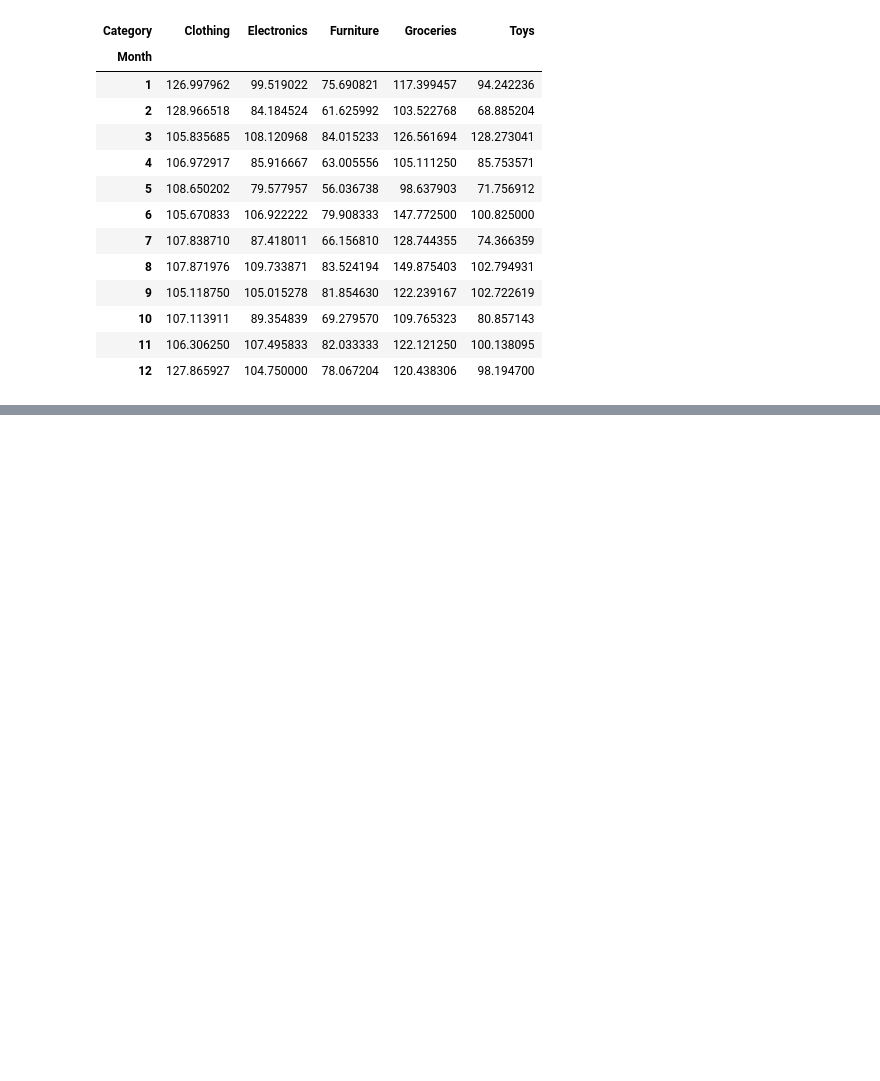
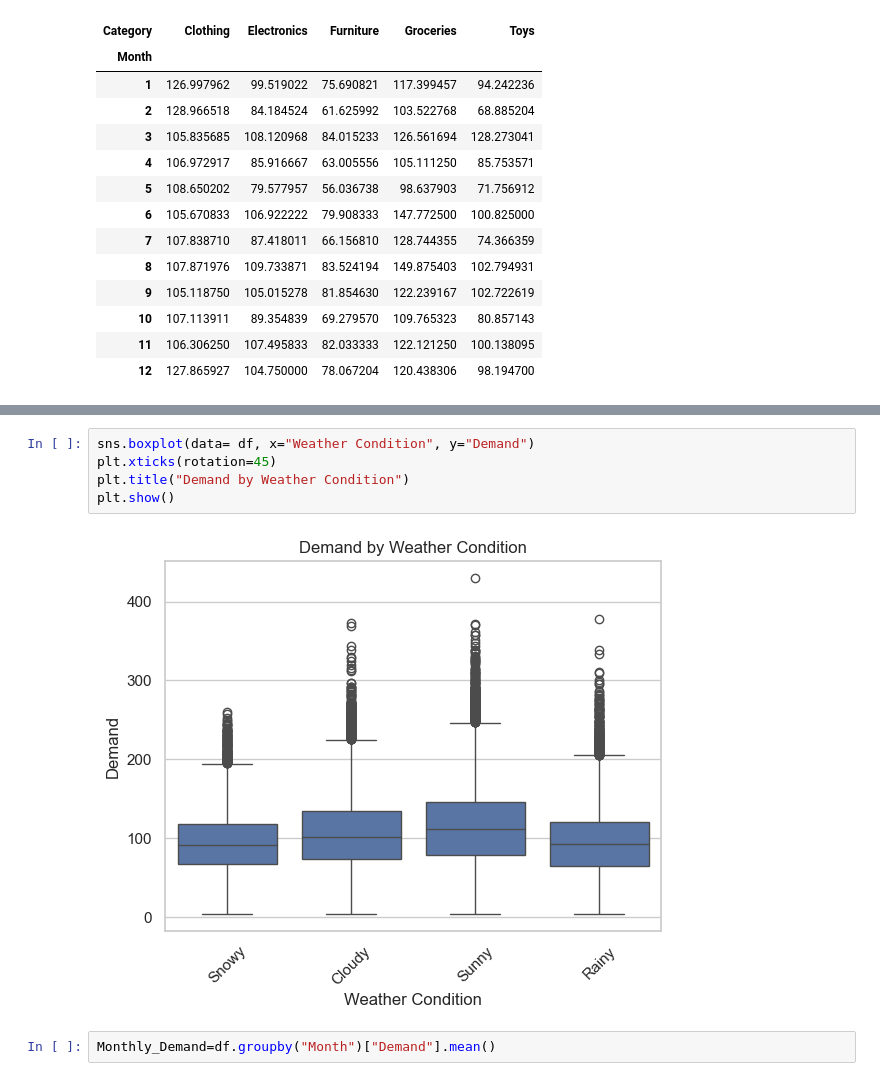
Before and after one commit to nayeem29dse/Demand-Forecast-model-with-streamlit-deployment, a Jupyter notebook: analysis.ipynb, the cells around one changed output, grey strips where cells are left out. Drawn from its saved outputs; the diff is of its cells as text; blank space fills up the shorter version.

```diff
--- a/analysis.ipynb
+++ b/analysis.ipynb
@@ -236,0 +263,9 @@ pd.pivot_table(df, values= "Demand" ,index = "Month", columns="Category", aggfun
+# %%
+sns.boxplot(data= df, x="Weather Condition", y="Demand")
+plt.xticks(rotation=45)
+plt.title("Demand by Weather Condition")
+plt.show()
+# %% [output]
+[figure, added]
+# %%
+Monthly_Demand=df.groupby("Month")["Demand"].mean()
```
Also changed, not shown: parts of 12 cells of this notebook.
